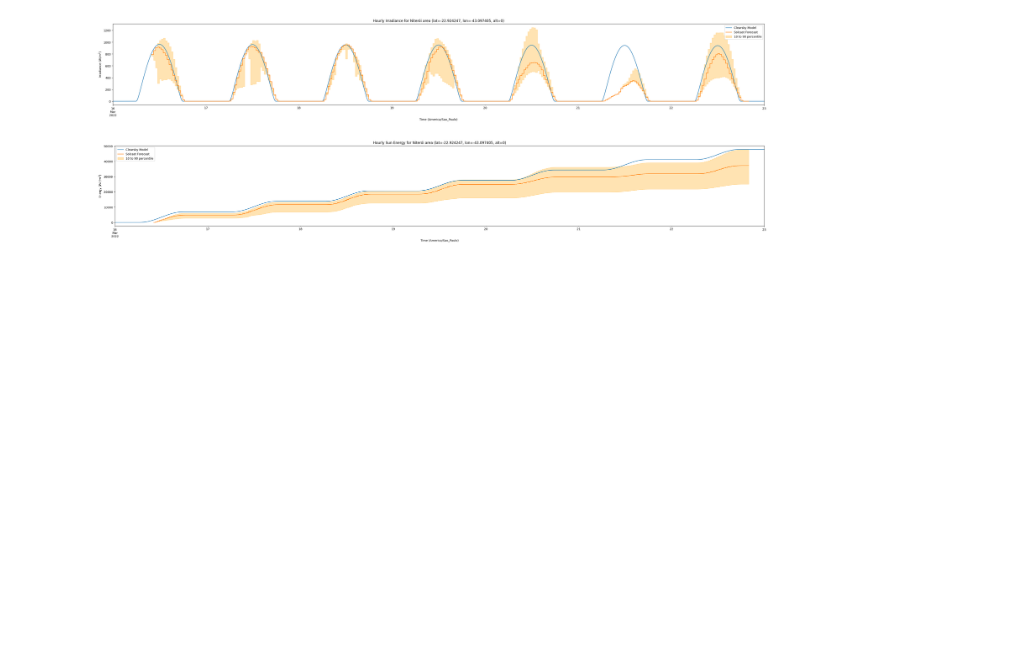
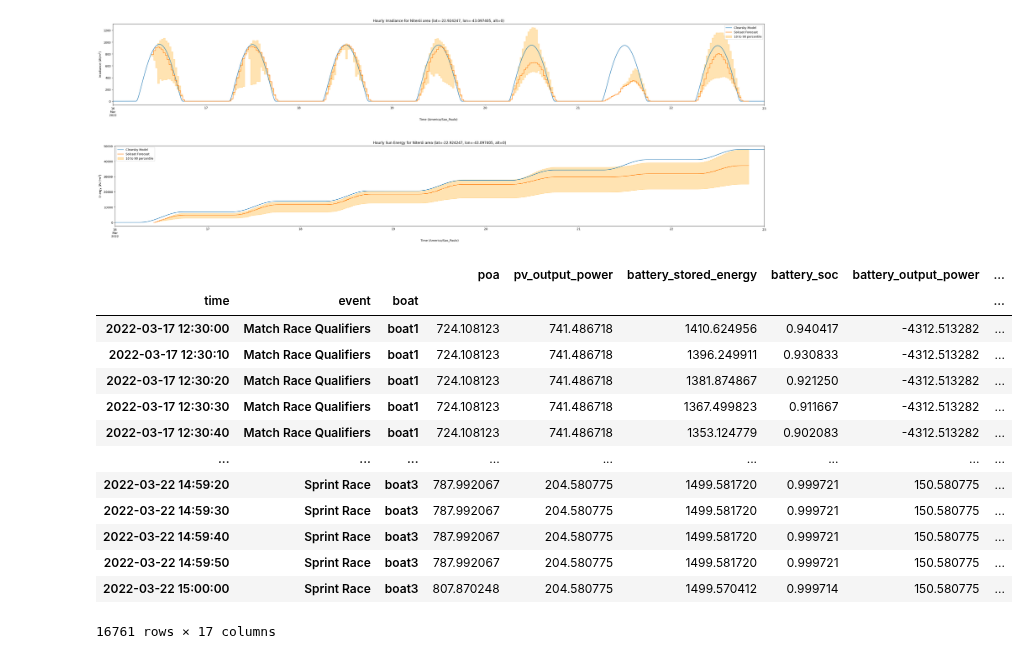
Before and after one commit to joaoantoniocardoso/solarboat_simulator, a Jupyter notebook: simulation.ipynb, the cells around one changed output. Cells and saved outputs as stored; diff of their text form; code cells hidden in the pictures; blank space fills up the shorter version.

```diff
--- a/simulation.ipynb
+++ b/simulation.ipynb
@@ -589,21 +589,21 @@ competition_result = competition.solve(
     input_data=input_data,
     controlled_boats=[
         ControlledBoat(
-            boat=create_boat("poa"),
+            boat=create_boat("boat1"),
             energy_controller=AverageController(
                 prediction_dataset=predicition_dataset,
                 overdrive=np.float64(1.0),
             ),
         ),
         ControlledBoat(
-            boat=create_boat("poa10"),
+            boat=create_boat("boat2"),
             energy_controller=AverageController(
                 prediction_dataset=predicition_dataset10,
                 overdrive=np.float64(1.0),
             ),
         ),
         ControlledBoat(
-            boat=create_boat("poa90"),
+            boat=create_boat("boat3"),
             energy_controller=AverageController(
                 prediction_dataset=predicition_dataset90,
                 overdrive=np.float64(1.0),
@@ -611,3 +611,21 @@ competition_result = competition.solve(
         ),
     ],
 )
+# %%
+df = competition_result.to_pandas()
+df
+# %% [output]
+|  |  |  | poa | pv_output_power | battery_stored_energy | battery_soc | battery_output_power | ... |
+| time | event | boat |  |  |  |  |  | ... |
+| 2022-03-17 12:30:00 | Match Race Qualifiers | boat1 | 724.108123 | 741.486718 | 1410.624956 | 0.940417 | -4312.513282 | ... |
+| 2022-03-17 12:30:10 | Match Race Qualifiers | boat1 | 724.108123 | 741.486718 | 1396.249911 | 0.930833 | -4312.513282 | ... |
+| 2022-03-17 12:30:20 | Match Race Qualifiers | boat1 | 724.108123 | 741.486718 | 1381.874867 | 0.921250 | -4312.513282 | ... |
+| 2022-03-17 12:30:30 | Match Race Qualifiers | boat1 | 724.108123 | 741.486718 | 1367.499823 | 0.911667 | -4312.513282 | ... |
+| 2022-03-17 12:30:40 | Match Race Qualifiers | boat1 | 724.108123 | 741.486718 | 1353.124779 | 0.902083 | -4312.513282 | ... |
+| ... | ... | ... | ... | ... | ... | ... | ... | ... |
+| 2022-03-22 14:59:20 | Sprint Race | boat3 | 787.992067 | 204.580775 | 1499.581720 | 0.999721 | 150.580775 | ... |
+| 2022-03-22 14:59:30 | Sprint Race | boat3 | 787.992067 | 204.580775 | 1499.581720 | 0.999721 | 150.580775 | ... |
+| 2022-03-22 14:59:40 | Sprint Race | boat3 | 787.992067 | 204.580775 | 1499.581720 | 0.999721 | 150.580775 | ... |
+| 2022-03-22 14:59:50 | Sprint Race | boat3 | 787.992067 | 204.580775 | 1499.581720 | 0.999721 | 150.580775 | ... |
+| 2022-03-22 15:00:00 | Sprint Race | boat3 | 807.870248 | 204.580775 | 1499.570412 | 0.999714 | 150.580775 | ... |
+16761 rows × 17 columns
```
Also changed, not shown: parts of 1 cell of this notebook, 2 other files.
